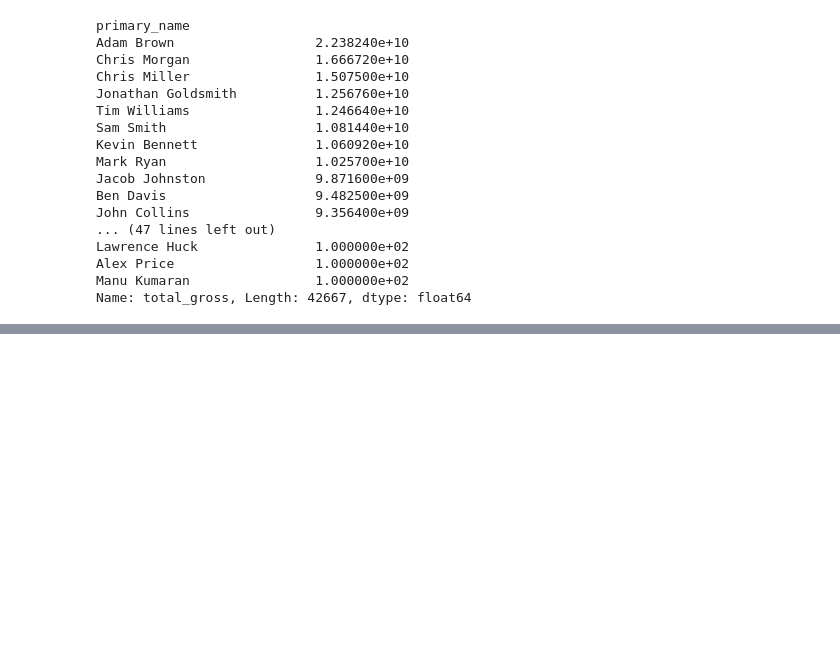
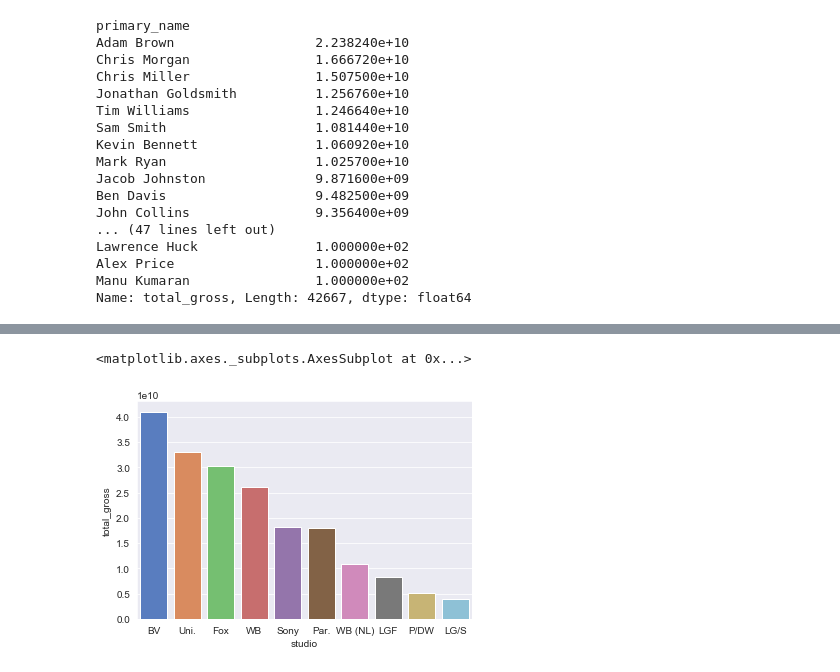
Before and after one commit to aschams/FlatironProject1, a Jupyter notebook: ASchams_notebook.ipynb, the cells around one changed output, grey strips where cells are left out. Drawn from its saved outputs; the diff is of its cells as text; code cells hidden in the pictures; blank space fills up the shorter version.

Commit message:
Additional Exploration/groupbys

```diff
--- a/ASchams_notebook.ipynb
+++ b/ASchams_notebook.ipynb
@@ -308,2 +289,3 @@ movies.sort_values(by='total_gross', ascending=False)
 # %%
-movies.groupby('studio').sum()['total_gross'].sort_values(ascending=False)
+top_10_studios = movies.groupby('studio').sum()['total_gross'].sort_values(ascending=False)[:10]
+top_10_studios_mean = movies.groupby('studio').mean()['total_gross'].sort_values(ascending=False)[:10]
@@ -327,0 +307,8 @@ Name: total_gross, Length: 213, dtype: float64
+# %%
+sns.set_palette(sns.color_palette('muted'))
+sns.set_style("darkgrid")
+# %%
+sns.barplot(x=top_10_studios.index, y=top_10_studios)
+# %% [output]
+<matplotlib.axes._subplots.AxesSubplot at 0x...>
+[figure, added]
```
Also changed, not shown: parts of 22 cells of this notebook.
